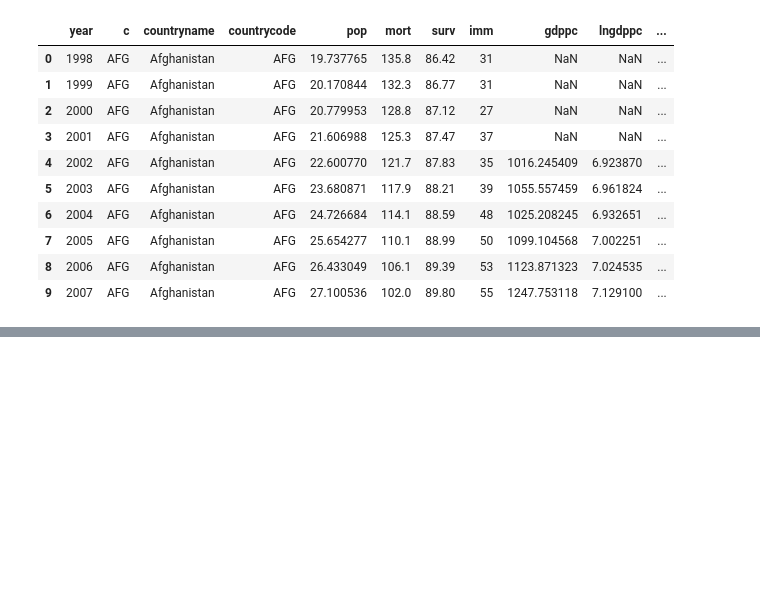
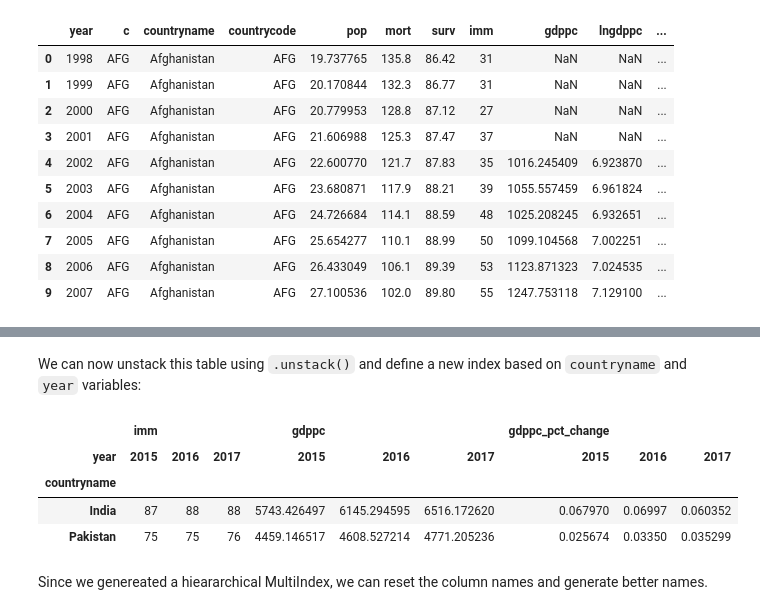
Before and after one commit to felipesebben/bk_data_analysis_studies, a Jupyter notebook: da_data_exercises/ch02-preparing_data_for_analysis/04-world_bank_immunization.ipynb, the cells around one changed output, grey strips where cells are left out. Saved outputs shown, nothing was run; the diff lists cells and outputs as text; code cells hidden in the pictures; blank space fills up the shorter version.

```diff
--- a/da_data_exercises/ch02-preparing_data_for_analysis/04-world_bank_immunization.ipynb
+++ b/da_data_exercises/ch02-preparing_data_for_analysis/04-world_bank_immunization.ipynb
@@ -165,0 +191,6 @@ data.head(10)
+# %%
+# Keep only required variables and filter variables according to book example
+data = data.filter(["countryname", "year", "imm", "gdppc", "gdppc_pct_change"]).loc[
+    (data["year"] >= 2015) &
+    ((data["countryname"] == "Pakistan") | (data["countryname"] == "India"))
+]
@@ -165,0 +228,13 @@ data.head(10)
+# %% [markdown]
+<p>We can now unstack this table using <code>.unstack()</code> and define a new index based on <code>countryname</code> and <code>year</code> variables:</p>
+# %%
+data_wide = data.set_index(["countryname", "year"]).unstack("year")
+data_wide
+# %% [output]
+|  | imm |  |  | gdppc |  |  | gdppc_pct_change |  |  |
+| year | 2015 | 2016 | 2017 | 2015 | 2016 | 2017 | 2015 | 2016 | 2017 |
+| countryname |  |  |  |  |  |  |  |  |  |
+| India | 87 | 88 | 88 | 5743.426497 | 6145.294595 | 6516.172620 | 0.067970 | 0.06997 | 0.060352 |
+| Pakistan | 75 | 75 | 76 | 4459.146517 | 4608.527214 | 4771.205236 | 0.025674 | 0.03350 | 0.035299 |
+# %% [markdown]
+<p>Since we genereated a hieararchical MultiIndex, we can reset the column names and generate better names.</p>
```
Also changed, not shown: parts of 9 cells of this notebook.
